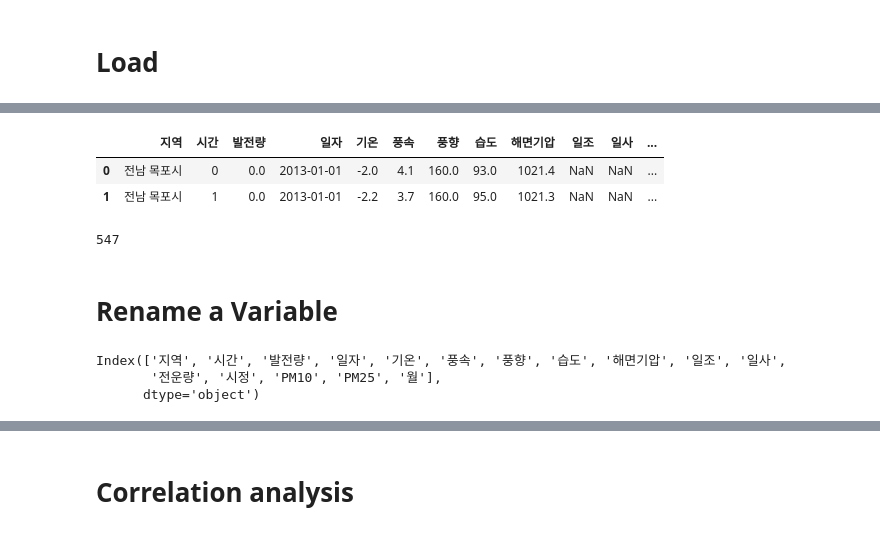
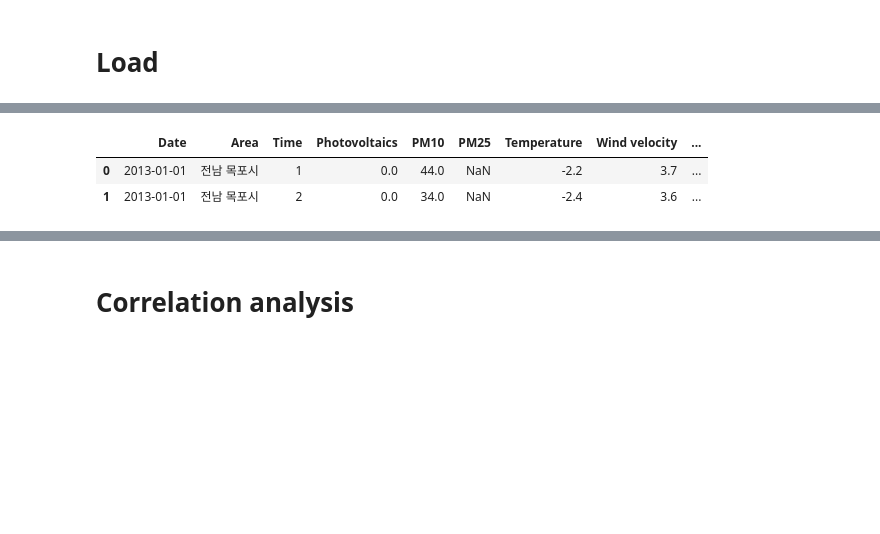
Before and after one commit to Hanchaeeun/SolarPower-Analysis, a Jupyter notebook: 03_Correlation-Analysis.ipynb, the cells around one changed output, grey strips where cells are left out. Saved outputs shown, nothing was run; the diff lists cells and outputs as text; code cells hidden in the pictures; blank space fills up the shorter version.

```diff
--- a/03_Correlation-Analysis.ipynb
+++ b/03_Correlation-Analysis.ipynb
@@ -14,8 +11,7 @@ import matplotlib.pyplot as plt
 # %% [markdown]
 # Load
 # %%
-df = pd.read_csv('/content/gdrive/MyDrive/SolarPower/MappingDf.csv') #매핑만 된 데이터
-df['월'] = pd.to_datetime(df['일자']).dt.month
+df = pd.read_csv('/content/gdrive/MyDrive/SolarPower/MapDf.csv')
 print(df.shape)
 df
 # %% [output]
@@ -56,22 +52,8 @@ PM25     52199
 dtype: int64
 # %%
-df.drop(columns='강수량', inplace=True) #대부분이 Null인 강수량 변수 삭제
+df.drop(columns='Precipitation', inplace=True) #결측치가 많은 변수 제거
 df.head(2)
 # %% [output]
-|  | 지역 | 시간 | 발전량 | 일자 | 기온 | 풍속 | 풍향 | 습도 | 해면기압 | 일조 | 일사 | ... |
-| 0 | 전남 목포시 | 0 | 0.0 | 2013-01-01 | -2.0 | 4.1 | 160.0 | 93.0 | 1021.4 | NaN | NaN | ... |
-| 1 | 전남 목포시 | 1 | 0.0 | 2013-01-01 | -2.2 | 3.7 | 160.0 | 95.0 | 1021.3 | NaN | NaN | ... |
+|  | Date | Area | Time | Photovoltaics | PM10 | PM25 | Temperature | Wind velocity | ... |
+| 0 | 2013-01-01 | 전남 목포시 | 1 | 0.0 | 44.0 | NaN | -2.2 | 3.7 | ... |
+| 1 | 2013-01-01 | 전남 목포시 | 2 | 0.0 | 34.0 | NaN | -2.4 | 3.6 | ... |
-# %%
-pm_idx = df[df['PM10'] == -999].index # PM10의 값이 -999이면 이상데이터 제거하기
-print(len(pm_idx))
-df.drop(pm_idx, axis=0, inplace=True)
-# %% [output]
-547
-# %% [markdown]
-# Rename a Variable
-# %%
-df.columns
-# %% [output]
-Index(['지역', '시간', '발전량', '일자', '기온', '풍속', '풍향', '습도', '해면기압', '일조', '일사',
-       '전운량', '시정', 'PM10', 'PM25', '월'],
-      dtype='object')
```
Also changed, not shown: parts of 42 cells of this notebook.
